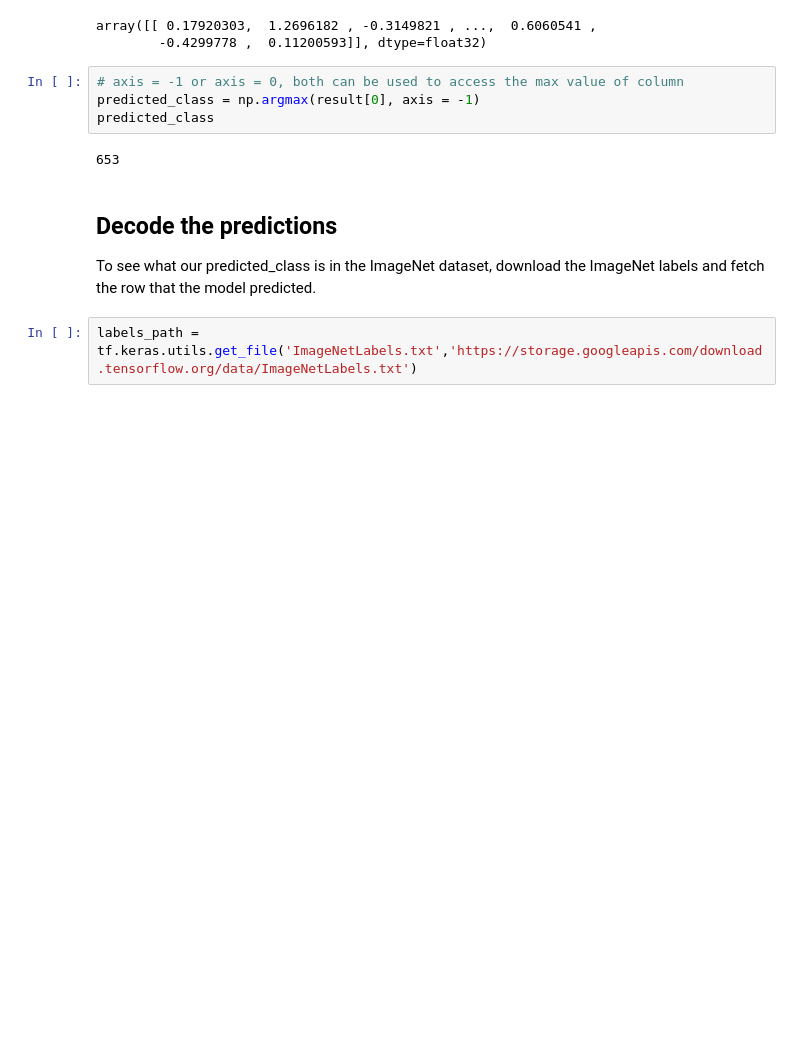
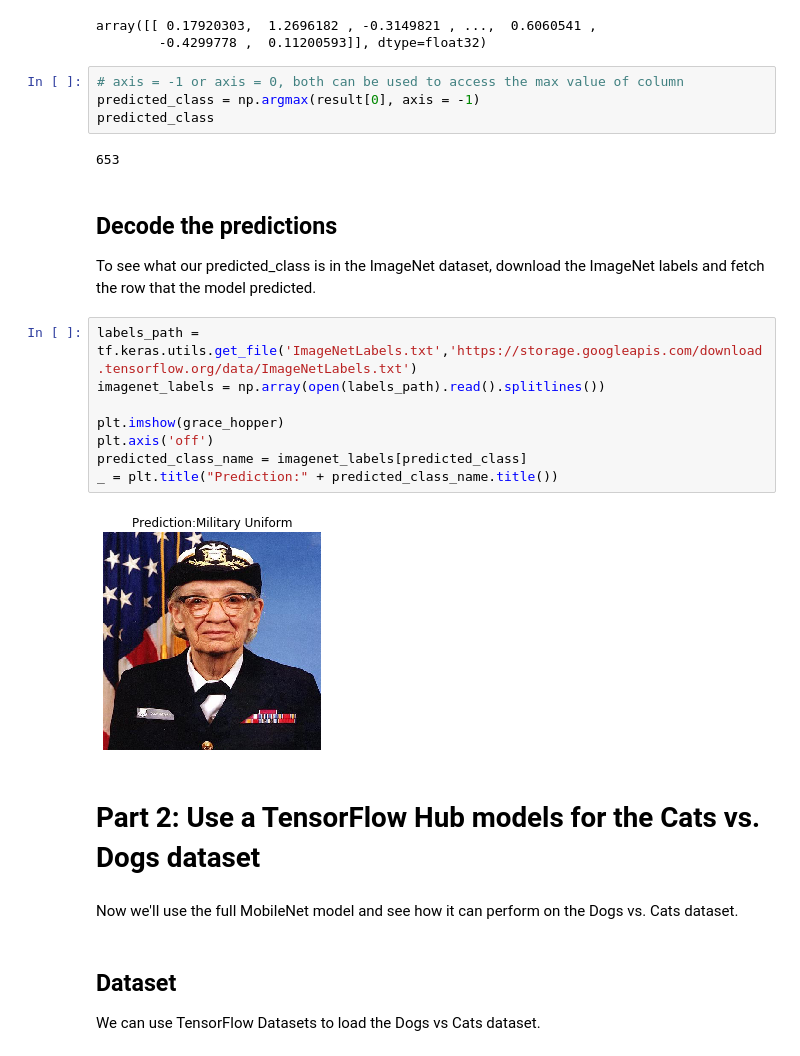
Before and after one commit to dD2405/Intro_to_TensorFlow, a Jupyter notebook: 6_Transfer_Learning_with_TensorFlow_Hub.ipynb, the cells around one changed output. Cells and saved outputs as stored; diff of their text form; blank space fills up the shorter version.

```diff
--- a/6_Transfer_Learning_with_TensorFlow_Hub.ipynb
+++ b/6_Transfer_Learning_with_TensorFlow_Hub.ipynb
@@ -106,3 +106,19 @@ predicted_class
 To see what our predicted_class is in the ImageNet dataset, download the ImageNet labels and fetch the row that the model predicted.
 # %%
 labels_path = tf.keras.utils.get_file('ImageNetLabels.txt','https://storage.googleapis.com/download.tensorflow.org/data/ImageNetLabels.txt')
+imagenet_labels = np.array(open(labels_path).read().splitlines())
+
+plt.imshow(grace_hopper)
+plt.axis('off')
+predicted_class_name = imagenet_labels[predicted_class]
+_ = plt.title("Prediction:" + predicted_class_name.title())
+# %% [output]
+[figure, added]
+# %% [markdown]
+# Part 2: Use a TensorFlow Hub models for the Cats vs. Dogs dataset
+# %% [markdown]
+Now we'll use the full MobileNet model and see how it can perform on the Dogs vs. Cats dataset.
+# %% [markdown]
+## Dataset
+
+We can use TensorFlow Datasets to load the Dogs vs Cats dataset.
```
